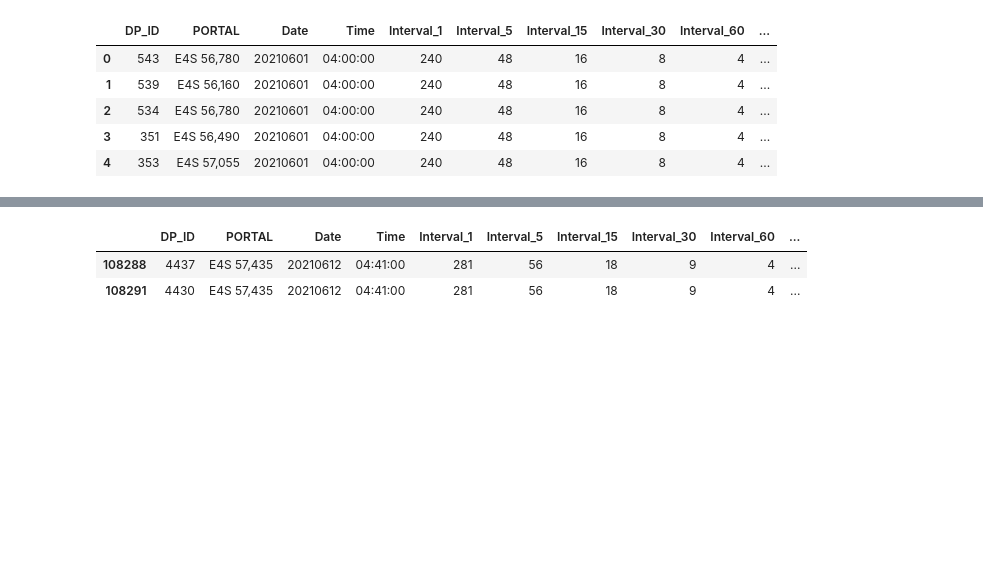
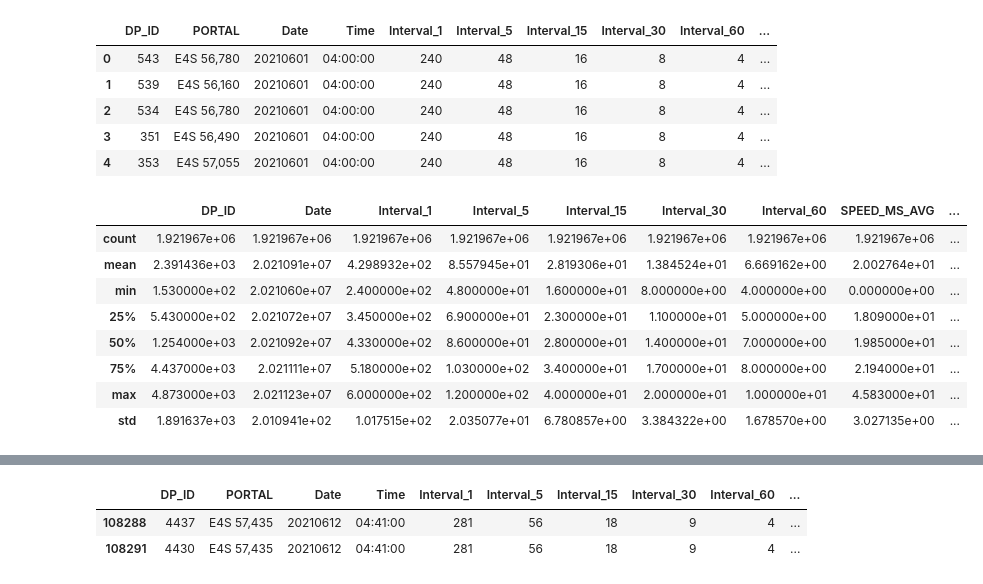
Before and after one commit to elinneaeriksson/Applied_AI_Project, a Jupyter notebook: Project_AppliedAI.ipynb, the cells around one changed output, grey strips where cells are left out. Saved outputs shown, nothing was run; the diff lists cells and outputs as text; code cells hidden in the pictures; blank space fills up the shorter version.

```diff
--- a/Project_AppliedAI.ipynb
+++ b/Project_AppliedAI.ipynb
@@ -23,3 +23,15 @@ df.head()
 | 2 | 534 | E4S 56,780 | 20210601 | 04:00:00 | 240 | 48 | 16 | 8 | 4 | ... |
 | 3 | 351 | E4S 56,490 | 20210601 | 04:00:00 | 240 | 48 | 16 | 8 | 4 | ... |
 | 4 | 353 | E4S 57,055 | 20210601 | 04:00:00 | 240 | 48 | 16 | 8 | 4 | ... |
+# %%
+df.describe()
+# %% [output]
+|  | DP_ID | Date | Interval_1 | Interval_5 | Interval_15 | Interval_30 | Interval_60 | SPEED_MS_AVG | ... |
+| count | 1.921967e+06 | 1.921967e+06 | 1.921967e+06 | 1.921967e+06 | 1.921967e+06 | 1.921967e+06 | 1.921967e+06 | 1.921967e+06 | ... |
+| mean | 2.391436e+03 | 2.021091e+07 | 4.298932e+02 | 8.557945e+01 | 2.819306e+01 | 1.384524e+01 | 6.669162e+00 | 2.002764e+01 | ... |
+| min | 1.530000e+02 | 2.021060e+07 | 2.400000e+02 | 4.800000e+01 | 1.600000e+01 | 8.000000e+00 | 4.000000e+00 | 0.000000e+00 | ... |
+| 25% | 5.430000e+02 | 2.021072e+07 | 3.450000e+02 | 6.900000e+01 | 2.300000e+01 | 1.100000e+01 | 5.000000e+00 | 1.809000e+01 | ... |
+| 50% | 1.254000e+03 | 2.021092e+07 | 4.330000e+02 | 8.600000e+01 | 2.800000e+01 | 1.400000e+01 | 7.000000e+00 | 1.985000e+01 | ... |
+| 75% | 4.437000e+03 | 2.021111e+07 | 5.180000e+02 | 1.030000e+02 | 3.400000e+01 | 1.700000e+01 | 8.000000e+00 | 2.194000e+01 | ... |
+| max | 4.873000e+03 | 2.021123e+07 | 6.000000e+02 | 1.200000e+02 | 4.000000e+01 | 2.000000e+01 | 1.000000e+01 | 4.583000e+01 | ... |
+| std | 1.891637e+03 | 2.010941e+02 | 1.017515e+02 | 2.035077e+01 | 6.780857e+00 | 3.384322e+00 | 1.678570e+00 | 3.027135e+00 | ... |
```
Also changed, not shown: parts of 5 cells of this notebook.
